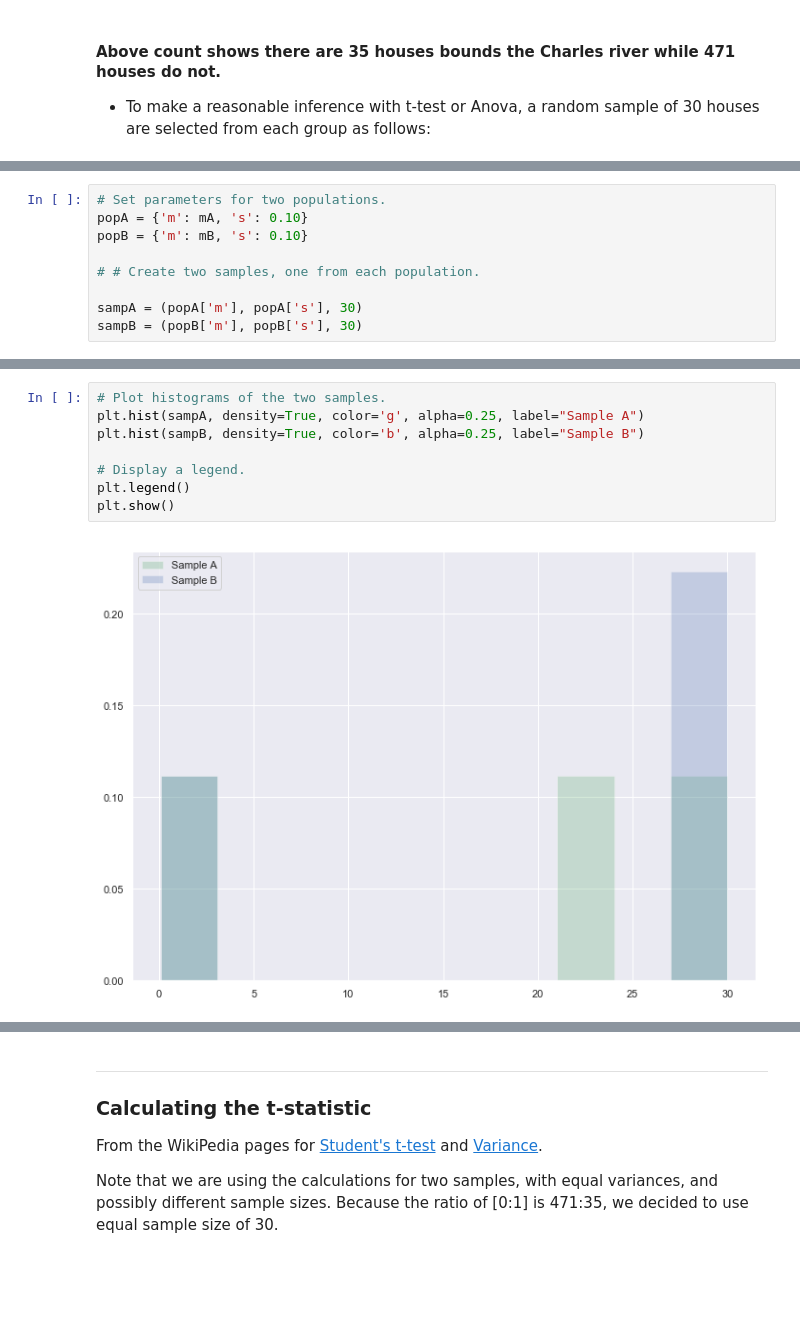
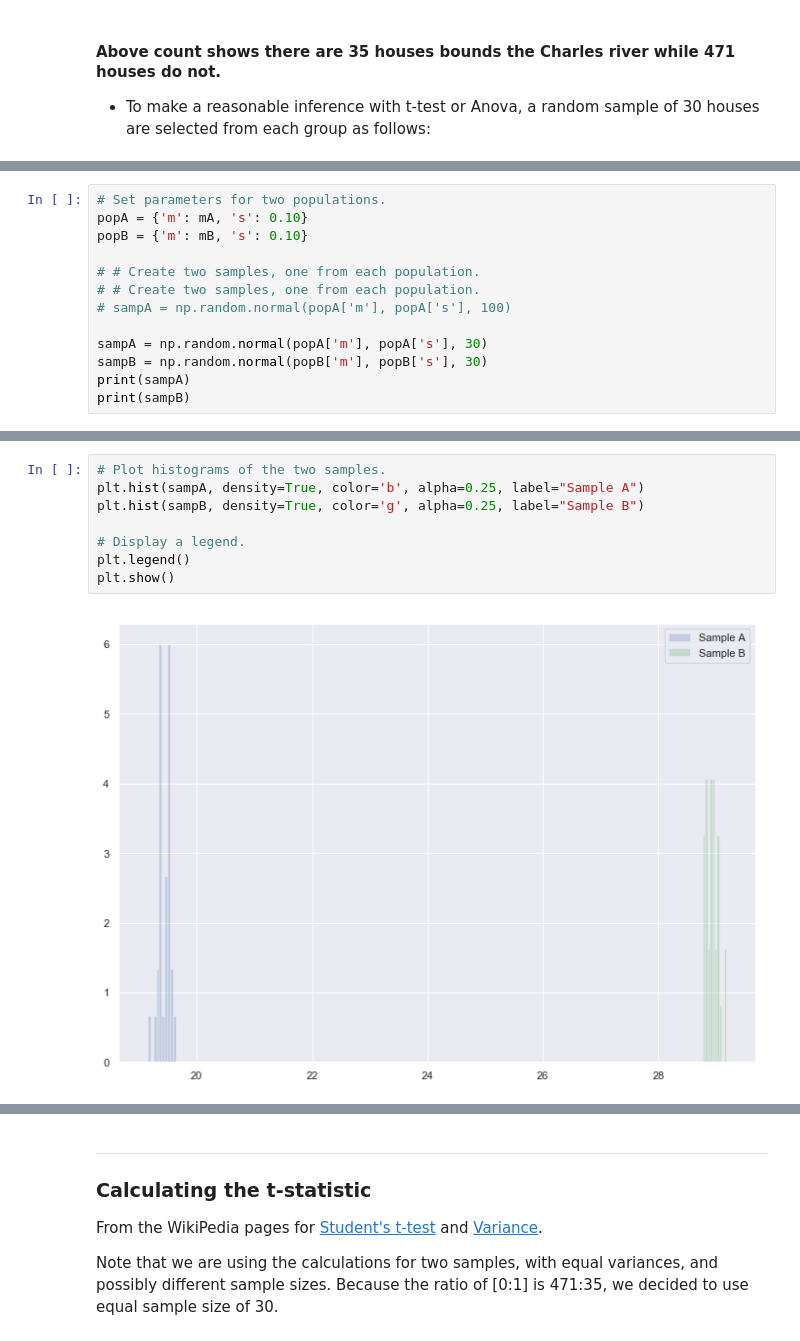
Before and after one commit to dewaledr/MLearning-Projects, a Jupyter notebook: Project_BostonHousePrices.ipynb, the cells around one changed output, grey strips where cells are left out. Saved outputs shown, nothing was run; the diff lists cells and outputs as text; blank space fills up the shorter version.

```diff
--- a/Project_BostonHousePrices.ipynb
+++ b/Project_BostonHousePrices.ipynb
@@ -511,6 +492,10 @@ popA = {'m': mA, 's': 0.10}
 popB = {'m': mB, 's': 0.10}
 
 # # Create two samples, one from each population.
+# # Create two samples, one from each population.
+# sampA = np.random.normal(popA['m'], popA['s'], 100)
 
-sampA = (popA['m'], popA['s'], 30)
-sampB = (popB['m'], popB['s'], 30)
+sampA = np.random.normal(popA['m'], popA['s'], 30)
+sampB = np.random.normal(popB['m'], popB['s'], 30)
+print(sampA)
+print(sampB)
@@ -517,10 +513,10 @@ sampB = (popB['m'], popB['s'], 30)
 # %%
 # Plot histograms of the two samples.
-plt.hist(sampA, density=True, color='g', alpha=0.25, label="Sample A")
-plt.hist(sampB, density=True, color='b', alpha=0.25, label="Sample B")
+plt.hist(sampA, density=True, color='b', alpha=0.25, label="Sample A")
+plt.hist(sampB, density=True, color='g', alpha=0.25, label="Sample B")
 
 # Display a legend.
 plt.legend()
 plt.show()
 # %% [output]
-[figure, old version]
+[figure, new version]
```
Also changed, not shown: parts of 13 cells of this notebook.
